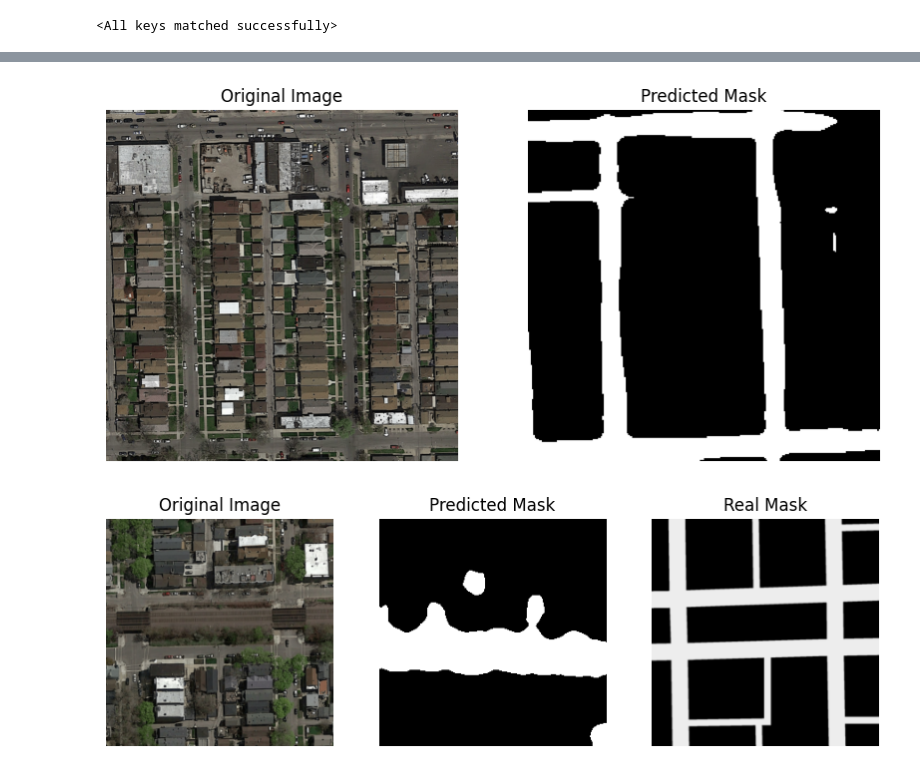
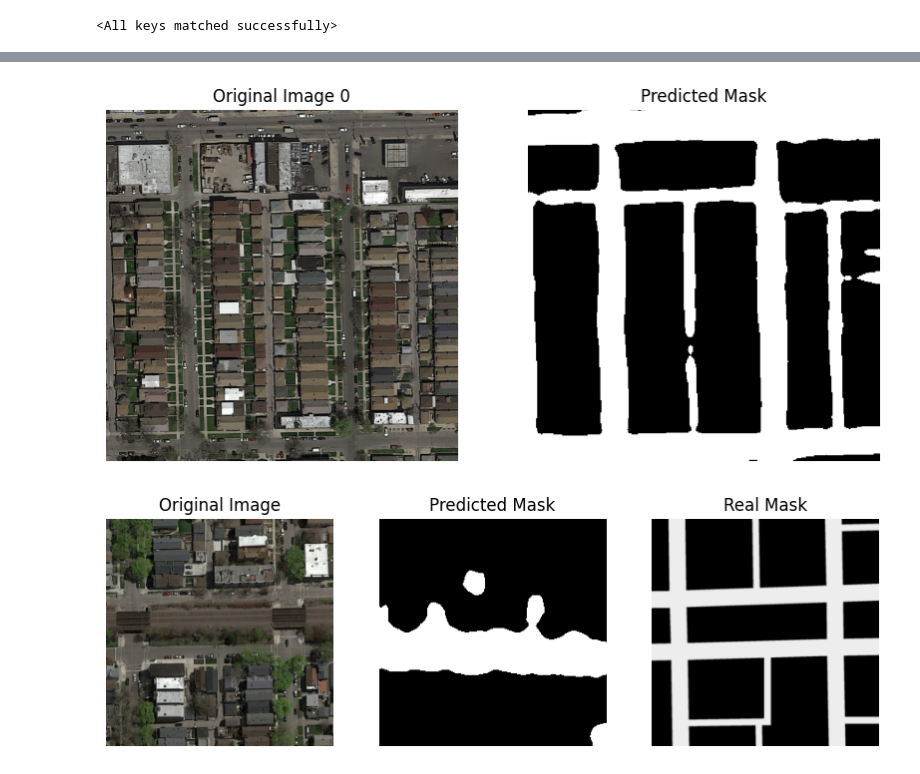
Before and after one commit to titi1000/road-segmentation, a Jupyter notebook: utils/training.ipynb, the cells around one changed output, grey strips where cells are left out. Drawn from its saved outputs; the diff is of its cells as text; code cells hidden in the pictures.

```diff
--- a/utils/training.ipynb
+++ b/utils/training.ipynb
@@ -20,25 +20,32 @@ import matplotlib.image as mpimg
 import torchvision.transforms as T
 # %%
 # Define hyperparameters
-BATCH_SIZE = 8
-EPOCHS = 50
+BATCH_SIZE = 2
+EPOCHS = 100
 LEARNING_RATE = 1e-4
 N_CLASSES = 1
 N_CHANNELS = 3
-BOTTLENECK = 256
+BOTTLENECK = 512
 
-image_dir = "training/images"
-mask_dir = "training/groundtruth"
-image_dir_test = "test_set_images"
+image_dir = "../training/images"
+mask_dir = "../training/groundtruth"
+image_dir_test = "../test_set_images"
 
 BEST_CHECKPOINTS_PATH = "checkpoints1/best_checkpoints.pt"
 # %%
 # Define augmentation pipeline
+# augmentations = A.Compose([
+#     A.HorizontalFlip(p=0.5),
+#     A.RandomRotate90(p=0.5),
+#     A.RandomResizedCrop(size=(256,256), scale=(0.25,0.5), ratio=(0.75, 1.3333333333333333), interpolation=1, mask_interpolation=0, p=0.5, always_apply=None),
+#     A.RandomBrightnessContrast(brightness_limit=0.2, contrast_limit=0.2, p=0.5)
+# ])
 augmentations = A.Compose([
-    A.HorizontalFlip(p=0.5),
-    A.RandomRotate90(p=0.5),
-    A.RandomResizedCrop(size=(256,256), scale=(0.25,0.5), ratio=(0.75, 1.3333333333333333), interpolation=1, mask_interpolation=0, p=0.5, always_apply=None),
-    A.RandomBrightnessContrast(brightness_limit=0.2, contrast_limit=0.2, p=0.5)
+    A.RandomBrightnessContrast(p=0.5),  # Adjust brightness/contrast
+    RandomShadow(shadow_color=(0, 0, 0), intensity=0.6, always_apply=False, p=0.7),  # Apply random shadows
+    A.HorizontalFlip(p=0.5),  # Flip for diversity
+    A.RandomRotate90(p=0.5),  # Random rotation
+    A.RandomResizedCrop(size=(384,384), scale=(0.25,0.5), ratio=(0.75, 1.3333333333333333), interpolation=1, mask_interpolation=0, p=0.5)
 ])
 
 # Augment and save images
@@ -51,7 +58,7 @@ for i, (image_file, mask_file) in enumerate(zip(image_filenames, mask_filenames)
     mask = np.array(Image.open(os.path.join(mask_dir, mask_file)))
 
     # Apply augmentations
-    for j in range(35):
+    for j in range(8):
         augmented = augmentations(image=image, mask=mask)
         augmented_image = augmented['image']
         augmented_mask = augmented['mask']
@@ -67,7 +74,7 @@ Augmented data saved!
 # Create datasets with consistent transformations
 transform_training = SegmentationTransform()
 transform_test = T.Compose([
-    T.Resize((256, 256)),
+    T.Resize((384, 384)),
     T.ToTensor()
 ])
 
@@ -186,7 +196,7 @@ KeyboardInterrupt:
 # %%
 # model = UNet(BOTTLENECK, N_CHANNELS, N_CLASSES).to(device)
 model = ResNetUnet(N_CHANNELS, N_CLASSES).to(device)
-checkpoint = torch.load("checkpoints2/model8.pt")
+checkpoint = torch.load("../checkpoints2/model12.pt")
 model.load_state_dict(checkpoint['model_state_dict'])
 # %% [output]
 <All keys matched successfully>
@@ -213,6 +224,8 @@ for i in range(50):
     mask_path = os.path.join(image_dir_test, sorted(os.listdir(image_dir_test), key=lambda x: int(x.split('_')[1].split('.')[0]))[i])
     test_images.append(np.array(Image.open(mask_path)))
 # %%
+import skimage
+
 # Set model to evaluation mode
 model.eval()
 
@@ -228,36 +241,37 @@ with torch.no_grad():
 
         threshold = 0.25
         predicted_labels = (output > threshold).astype(np.float32)
+        #predicted_labels = skimage.morphology.remove_small_objects(predicted_labels.astype(bool), 800).astype(np.float32)
 
         all_predictions.append(predicted_labels)
 
 all_predictions = np.concatenate(all_predictions, axis=0)
 final_all_predictions = []
 
 for i in range(50):
     final_all_predictions.append(resize(all_predictions[i][0], test_images[i].shape, order=0))
 
 sample_idx = random.randint(0, 49)
 image = test_images[sample_idx]
 predicted_mask = final_all_predictions[sample_idx]
 
 plt.figure(figsize=(10, 5))
 
 # Plot original image
 plt.subplot(1, 2, 1)
 plt.imshow(image)
-plt.title("Original Image")
+plt.title(f"Original Image {sample_idx}")
 plt.axis("off")
 
 # Plot predicted mask
 plt.subplot(1, 2, 2)
 plt.imshow(predicted_mask, cmap='gray', vmin=0, vmax=1)
 plt.title("Predicted Mask")
 plt.axis("off")
 
 plt.show()
 # %% [output]
-[figure, old version]
+[figure, new version]
 # %%
 # Set model to evaluation mode
 model.eval()
```
Also changed, not shown: parts of 4 cells of this notebook, 8 other files.
